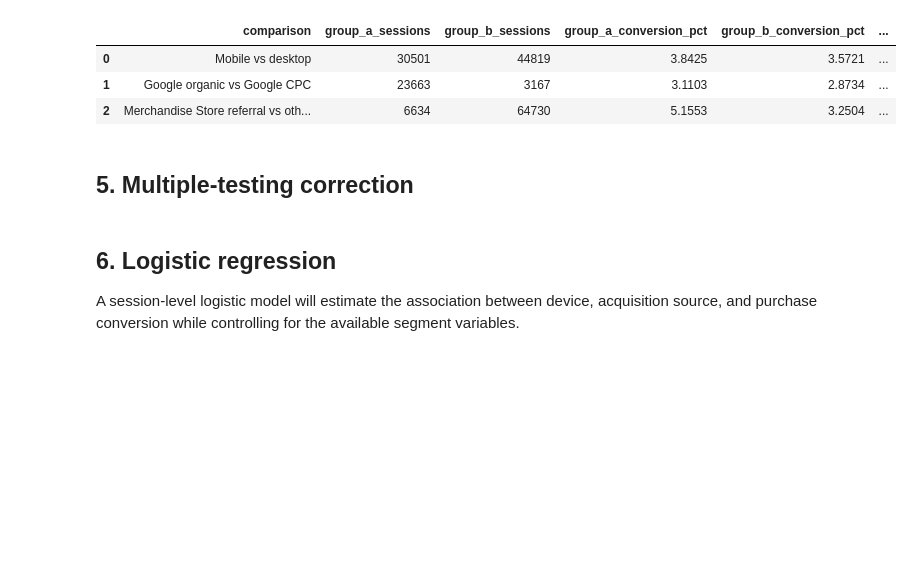
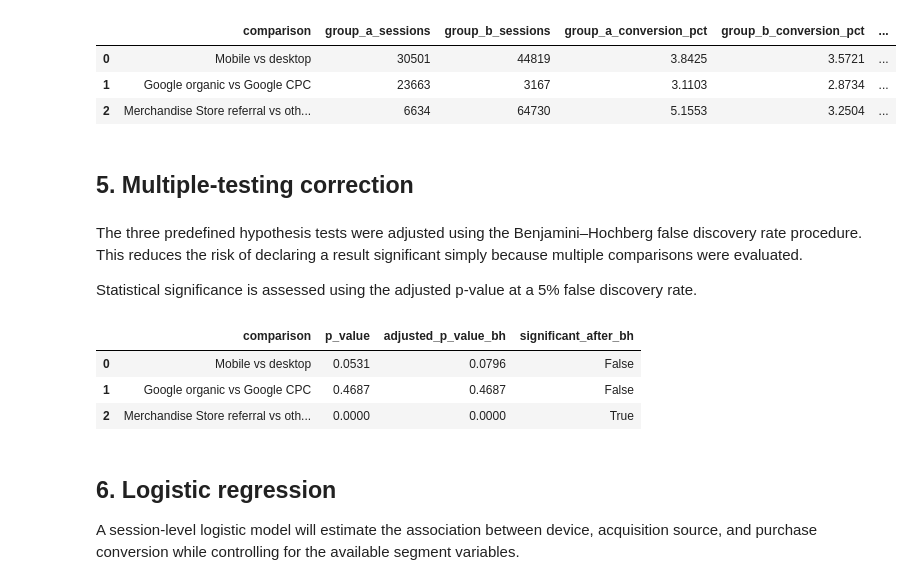
Before and after one commit to harishvaleti/google-product-analytics, a Jupyter notebook: notebooks/funnel_segment_analysis.ipynb, the cells around one changed output. Cells and saved outputs as stored; diff of their text form; code cells hidden in the pictures; blank space fills up the shorter version.

```diff
--- a/notebooks/funnel_segment_analysis.ipynb
+++ b/notebooks/funnel_segment_analysis.ipynb
@@ -293,6 +293,30 @@ display(
 | 2 | Merchandise Store referral vs oth... | 6634 | 64730 | 5.1553 | 3.2504 | ... |
 # %% [markdown]
 ## 5. Multiple-testing correction
+# %% [markdown]
+The three predefined hypothesis tests were adjusted using the
+Benjamini–Hochberg false discovery rate procedure. This reduces the
+risk of declaring a result significant simply because multiple
+comparisons were evaluated.
+
+Statistical significance is assessed using the adjusted p-value at a
+5% false discovery rate.
+# %%
+multiple_testing_results = z_test_results[
+    [
+        "comparison",
+        "p_value",
+        "adjusted_p_value_bh",
+        "significant_after_bh",
+    ]
+].copy()
+
+display(multiple_testing_results.round(4))
+# %% [output]
+|  | comparison | p_value | adjusted_p_value_bh | significant_after_bh |
+| 0 | Mobile vs desktop | 0.0531 | 0.0796 | False |
+| 1 | Google organic vs Google CPC | 0.4687 | 0.4687 | False |
+| 2 | Merchandise Store referral vs oth... | 0.0000 | 0.0000 | True |
 # %% [markdown]
 ## 6. Logistic regression
 
```
Also changed, not shown: parts of 2 cells of this notebook.
